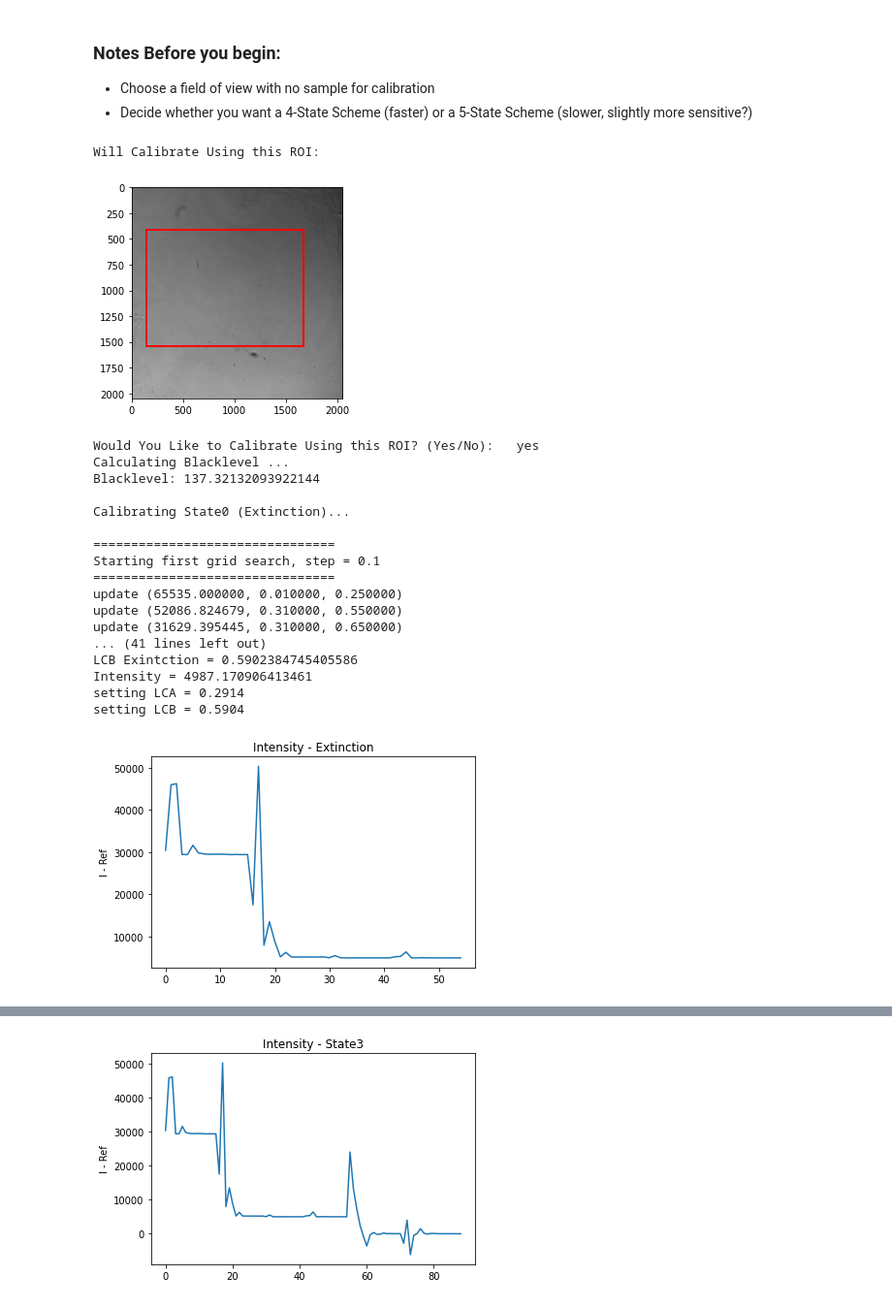
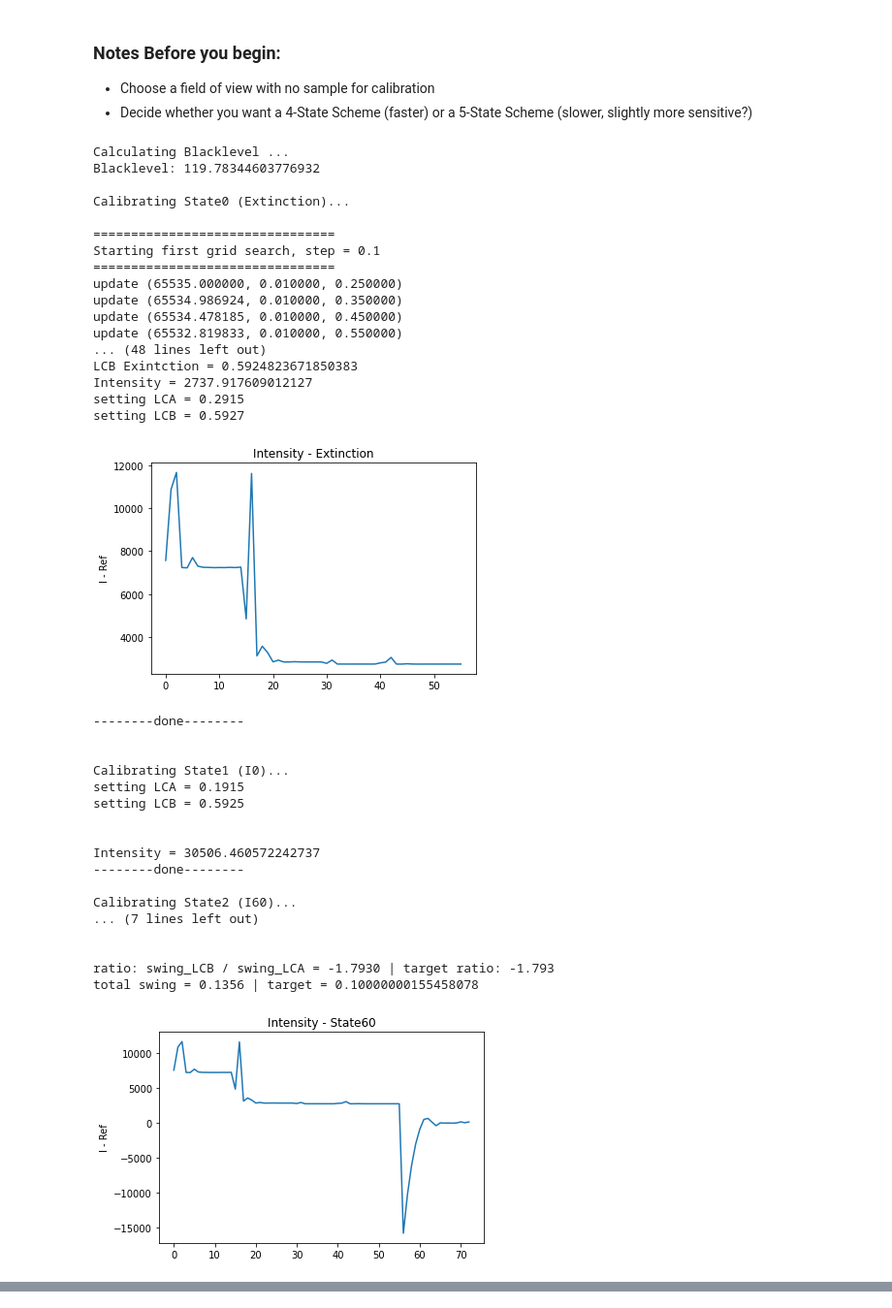
Before and after one commit to mehta-lab/waveorder, a Jupyter notebook: notebooks/QLIPP_Calibration_Notebook.ipynb, the cells around one changed output, grey strips where cells are left out. Shown at 97% size. Cells and saved outputs as stored; diff of their text form; code cells hidden in the pictures.

```diff
--- a/notebooks/QLIPP_Calibration_Notebook.ipynb
+++ b/notebooks/QLIPP_Calibration_Notebook.ipynb
@@ -28,37 +28,53 @@ calib.print_details = True
 # %%
 %%time
 
 calibration_scheme = '4-State Extinction'
 # calibration_scheme = '5-State'
-swing = 0.03
+swing = 0.1
 wavelength = 546
-use_full_FOV = False
+use_full_FOV = True
 method = 'min_scalar'
 
-meta_dir = 'Q:\\Cameron\\2021_03_24_CM_63x_04NA_CalTest\\Min_Scalar\\'
+meta_dir = 'Q:\\Cameron\\2021_05_21_Hummingbird_Speed_Test'
 
 # Run Calibration
 calib.run_calibration(calibration_scheme, options=(swing, wavelength, meta_dir, method, use_full_FOV))
 # %% [output]
-Will Calibrate Using this ROI:
+Calculating Blacklevel ...
+Blacklevel: 119.78344603776932
+
+Calibrating State0 (Extinction)...
+
+================================
+Starting first grid search, step = 0.1
+================================
+update (65535.000000, 0.010000, 0.250000)
+update (65534.986924, 0.010000, 0.350000)
+update (65534.478185, 0.010000, 0.450000)
+update (65532.819833, 0.010000, 0.550000)
+... (48 lines left out)
+LCB Exintction = 0.5924823671850383
+Intensity = 2737.917609012127
+setting LCA = 0.2915
+setting LCB = 0.5927
-[figure, old version]
+[figure, new version]
-Would You Like to Calibrate Using this ROI? (Yes/No):   yes
-Calculating Blacklevel ...
-Blacklevel: 137.32132093922144
+--------done--------
 
-Calibrating State0 (Extinction)...
 
-================================
-Starting first grid search, step = 0.1
-================================
-update (65535.000000, 0.010000, 0.250000)
-update (52086.824679, 0.310000, 0.550000)
-update (31629.395445, 0.310000, 0.650000)
-... (41 lines left out)
-LCB Exintction = 0.5902384745405586
-Intensity = 4987.170906413461
-setting LCA = 0.2914
-setting LCB = 0.5904
+Calibrating State1 (I0)...
+setting LCA = 0.1915
+setting LCB = 0.5925
+
+
+Intensity = 30506.460572242737
+--------done--------
+
+Calibrating State2 (I60)...
+... (7 lines left out)
+
+
+ratio: swing_LCB / swing_LCA = -1.7930 | target ratio: -1.793
+total swing = 0.1356 | target = 0.10000000155458078
-[figure, old version]
+[figure, new version]
 --------done--------
 
@@ -93 +100,0 @@ setting LCB = 0.5902
-[figure, removed]
```
Also changed, not shown: parts of 4 cells of this notebook, 2 other files.
